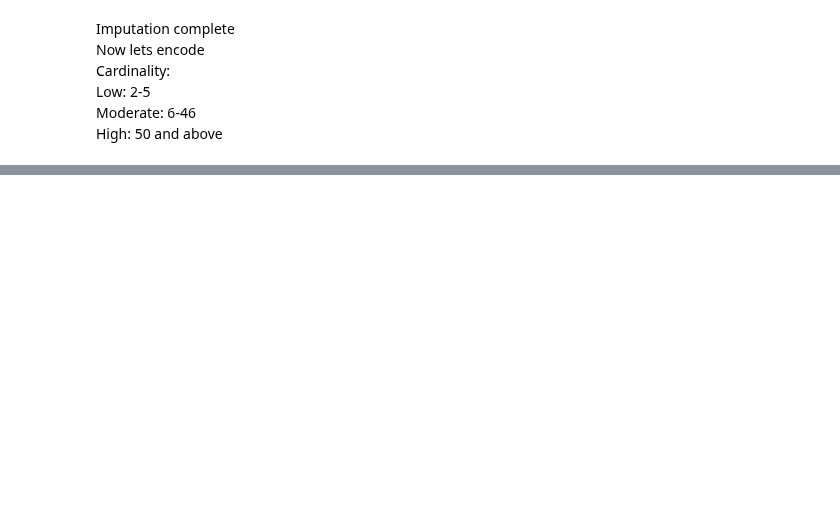
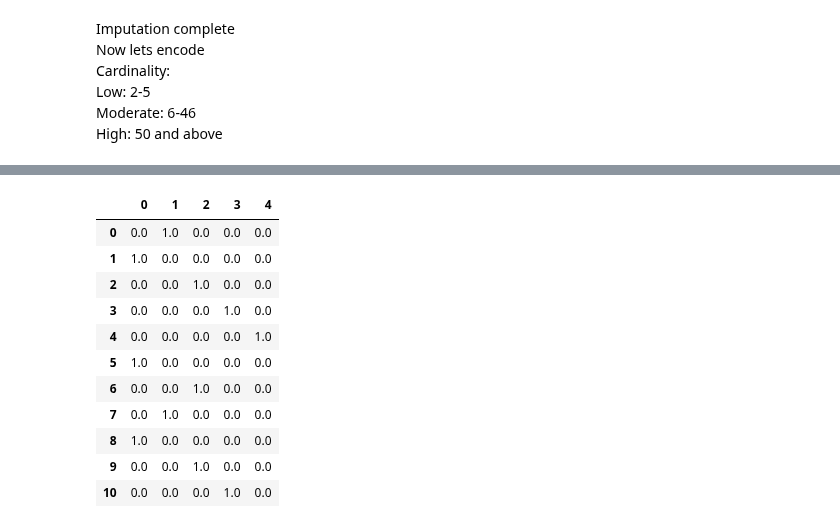
Before and after one commit to lseeker5/Spaceship-Titanic, a Jupyter notebook: spaceship-titanic-v1.ipynb, the cells around one changed output, grey strips where cells are left out. Cells and saved outputs as stored; diff of their text form; code cells hidden in the pictures; blank space fills up the shorter version.

```diff
--- a/spaceship-titanic-v1.ipynb
+++ b/spaceship-titanic-v1.ipynb
@@ -316,3 +362,24 @@ X_train['Num'] = X_train['Num'].astype(float)
+# %%
+colours=np.array(['B','A','C','D','E','A','C','B','A','C','D']).reshape(-1, 1)
+c_e=Pipeline(steps=[
+    ('encoder',OneHotEncoder(handle_unknown='ignore'))
+])
+e_c=c_e.fit_transform(colours)
+e_c_df = pd.DataFrame(e_c.toarray())
+e_c_df
+# %% [output]
+|  | 0 | 1 | 2 | 3 | 4 |
+| 0 | 0.0 | 1.0 | 0.0 | 0.0 | 0.0 |
+| 1 | 1.0 | 0.0 | 0.0 | 0.0 | 0.0 |
+| 2 | 0.0 | 0.0 | 1.0 | 0.0 | 0.0 |
+| 3 | 0.0 | 0.0 | 0.0 | 1.0 | 0.0 |
+| 4 | 0.0 | 0.0 | 0.0 | 0.0 | 1.0 |
+| 5 | 1.0 | 0.0 | 0.0 | 0.0 | 0.0 |
+| 6 | 0.0 | 0.0 | 1.0 | 0.0 | 0.0 |
+| 7 | 0.0 | 1.0 | 0.0 | 0.0 | 0.0 |
+| 8 | 1.0 | 0.0 | 0.0 | 0.0 | 0.0 |
+| 9 | 0.0 | 0.0 | 1.0 | 0.0 | 0.0 |
+| 10 | 0.0 | 0.0 | 0.0 | 1.0 | 0.0 |
 # %%
 l_c_c_f=["HomePlanet", "CryoSleep", "Destination", "VIP", "Side"]
 m_c_c_f=['Deck']
```
Also changed, not shown: parts of 11 cells of this notebook.
